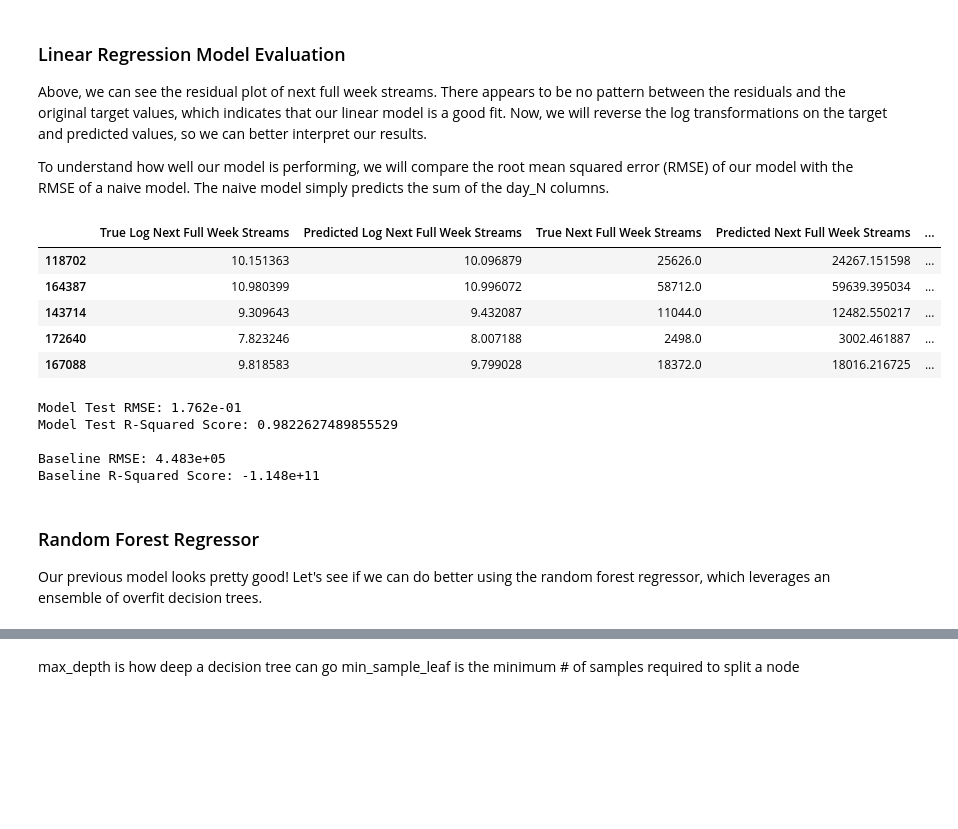
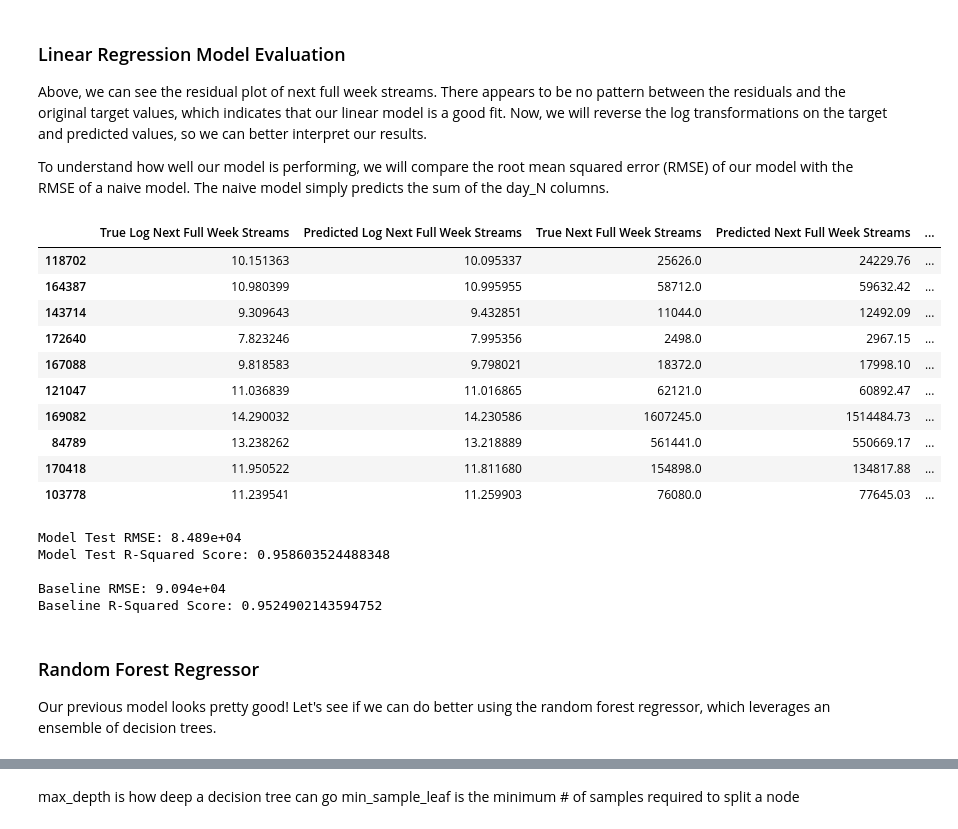
Before and after one commit to willcoomans5/stream_predictions, a Jupyter notebook: stream_predictions.ipynb, the cells around one changed output, grey strips where cells are left out. Saved outputs shown, nothing was run; the diff lists cells and outputs as text; code cells hidden in the pictures; blank space fills up the shorter version.

```diff
--- a/stream_predictions.ipynb
+++ b/stream_predictions.ipynb
@@ -364,20 +368,20 @@ pca = PCA()
 scaler = StandardScaler()
 
 lr_pipe = Pipeline([
-    ("scaler", scaler),
+     ("scaler", scaler),
      ("pca", pca),
-     ("regressor", Ridge())
+     ("regressor", Lasso())
 ])
 
 # Parameters of pipelines can be set using '__' separated parameter names:
 lr_params = {
-    "pca__n_components": [1, 2, 3, 4, 5, 10],
+    "pca__n_components": [2, 4, 6, 8, 10],
     "regressor": [Ridge(), Lasso()],
     "regressor__fit_intercept": [True, False],
     "regressor__alpha": [0.1, 1.0, 10]
 }
 
-search = GridSearchCV(lr_pipe, lr_params, cv=10, scoring='neg_mean_absolute_percentage_error', n_jobs=-1)
+search = GridSearchCV(lr_pipe, lr_params, cv=10, scoring='neg_mean_squared_error', n_jobs=-1)
 search.fit(X_train, Y_train)
 print("Best parameter (CV score=%0.3e):" % search.best_score_)
 print(search.best_params_)
@@ -418,43 +422,53 @@ To understand how well our model is performing, we will compare the root mean sq
 # %%
 X_test, Y_test = feature_engine_pipe(test, valid_pipelines, 'log Next Full Week Streams')
 test_filled = fill_vals(test, days)
 
 Y_test_pred = best_model.predict(X_test)
 
 naive_preds = test_filled['day_0'] + test_filled['day_1'] + test_filled['day_2'] + test_filled['day_3'] + test_filled['day_4'] + test_filled['day_5'] + test_filled['day_6']
 preds_df = pd.DataFrame({'True Log Next Full Week Streams' : Y_test,
                          'Predicted Log Next Full Week Streams' : Y_test_pred,
                          'True Next Full Week Streams' : np.e**Y_test,
                          'Predicted Next Full Week Streams' : np.e**Y_test_pred,
                          'Naive Next Full Week Streams': naive_preds}
                        )
 
-preds_df.head()
+preds_df.iloc[:, 3] = preds_df.iloc[:, 3].apply(lambda x: f"{x:.2f}").astype(float)
+
+preds_df.head(10)
 # %% [output]
 |  | True Log Next Full Week Streams | Predicted Log Next Full Week Streams | True Next Full Week Streams | Predicted Next Full Week Streams | ... |
-| 118702 | 10.151363 | 10.096879 | 25626.0 | 24267.151598 | ... |
-| 164387 | 10.980399 | 10.996072 | 58712.0 | 59639.395034 | ... |
-| 143714 | 9.309643 | 9.432087 | 11044.0 | 12482.550217 | ... |
-| 172640 | 7.823246 | 8.007188 | 2498.0 | 3002.461887 | ... |
-| 167088 | 9.818583 | 9.799028 | 18372.0 | 18016.216725 | ... |
+| 118702 | 10.151363 | 10.095337 | 25626.0 | 24229.76 | ... |
+| 164387 | 10.980399 | 10.995955 | 58712.0 | 59632.42 | ... |
+| 143714 | 9.309643 | 9.432851 | 11044.0 | 12492.09 | ... |
+| 172640 | 7.823246 | 7.995356 | 2498.0 | 2967.15 | ... |
+| 167088 | 9.818583 | 9.798021 | 18372.0 | 17998.10 | ... |
+| 121047 | 11.036839 | 11.016865 | 62121.0 | 60892.47 | ... |
+| 169082 | 14.290032 | 14.230586 | 1607245.0 | 1514484.73 | ... |
+| 84789 | 13.238262 | 13.218889 | 561441.0 | 550669.17 | ... |
+| 170418 | 11.950522 | 11.811680 | 154898.0 | 134817.88 | ... |
+| 103778 | 11.239541 | 11.259903 | 76080.0 | 77645.03 | ... |
 # %%
-model_test_rmse = np.sqrt(mean_squared_error(Y_test, Y_test_pred))
-model_test_r2 = r2_score(Y_test, Y_test_pred)
+true_test = preds_df['True Next Full Week Streams']
+pred_test = preds_df['Predicted Next Full Week Streams']
 
-baseline_rmse = np.sqrt(mean_squared_error(Y_test, naive_preds))
-baseline_r2 = r2_score(Y_test, naive_preds)
+model_test_rmse = np.sqrt(mean_squared_error(true_test, pred_test))
+model_test_r2 = r2_score(true_test, pred_test)
+
+baseline_rmse = np.sqrt(mean_squared_error(true_test, naive_preds))
+baseline_r2 = r2_score(true_test, naive_preds)
 
 print(f"Model Test RMSE: {model_test_rmse:0.3e}")
 print(f"Model Test R-Squared Score: {model_test_r2} \n")
 print(f"Baseline RMSE: {baseline_rmse:0.3e}")
-print(f"Baseline R-Squared Score: {baseline_r2:0.3e}")
+print(f"Baseline R-Squared Score: {baseline_r2}")
 # %% [output]
-Model Test RMSE: 1.762e-01
-Model Test R-Squared Score: 0.9822627489855529
+Model Test RMSE: 8.489e+04
+Model Test R-Squared Score: 0.958603524488348
 
-Baseline RMSE: 4.483e+05
-Baseline R-Squared Score: -1.148e+11
+Baseline RMSE: 9.094e+04
+Baseline R-Squared Score: 0.9524902143594752
 # %% [markdown]
 ### Random Forest Regressor
 
-Our previous model looks pretty good! Let's see if we can do better using the random forest regressor, which leverages an ensemble of overfit decision trees.
+Our previous model looks pretty good! Let's see if we can do better using the random forest regressor, which leverages an ensemble of decision trees.
```
Also changed, not shown: parts of 11 cells of this notebook, 1 other file.
